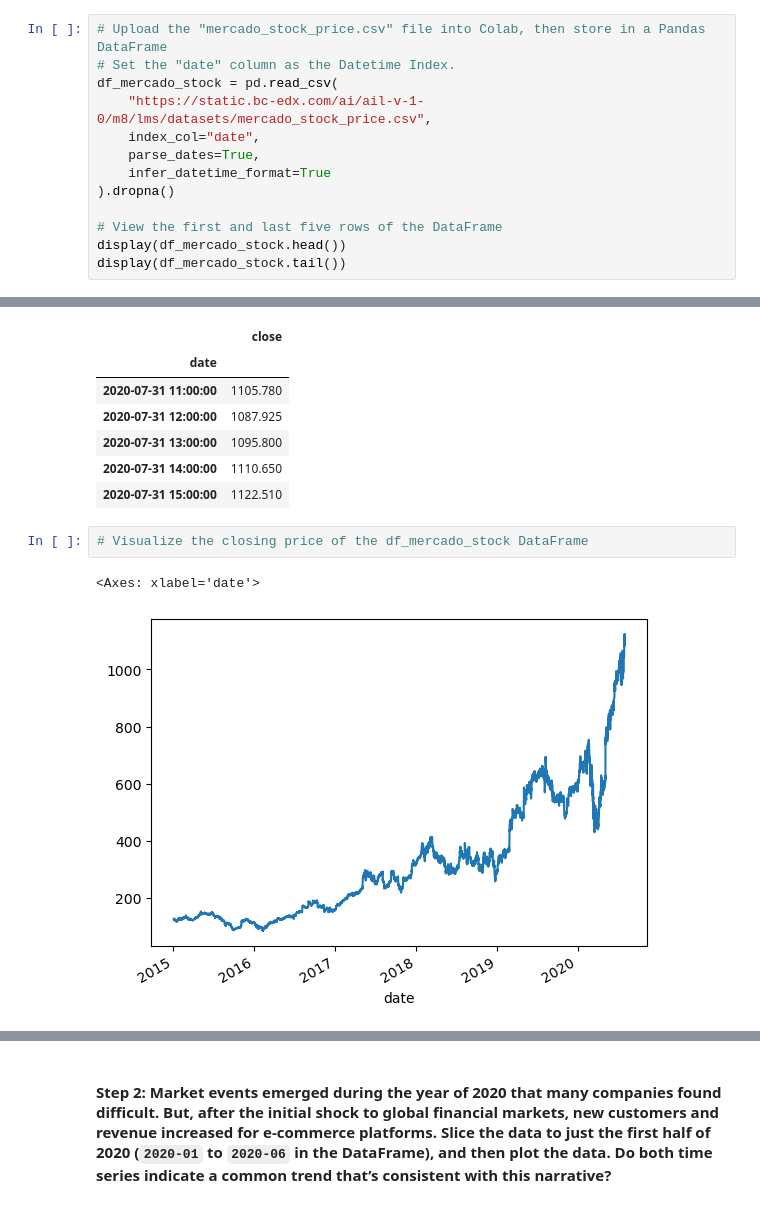
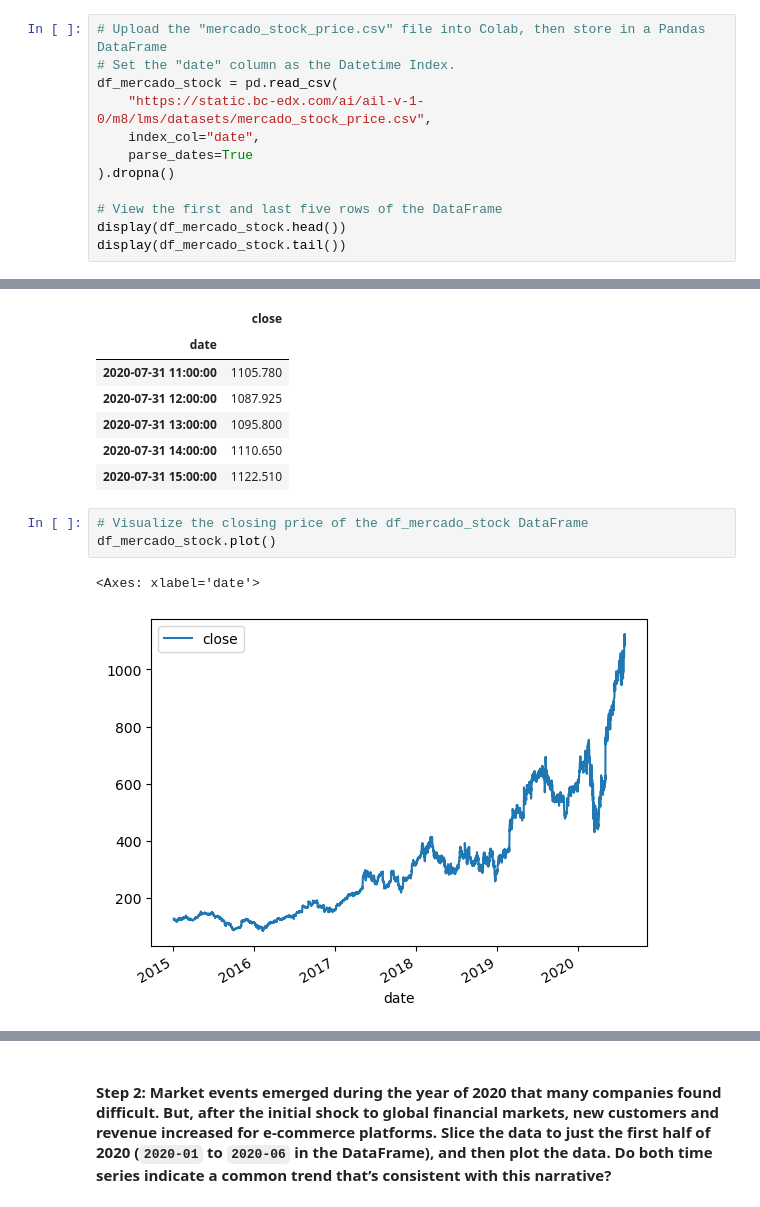
Before and after one commit to Kibble/prophet-challenge, a Jupyter notebook: forecasting_net_prophet.ipynb, the cells around one changed output, grey strips where cells are left out. Drawn from its saved outputs; the diff is of its cells as text.

```diff
--- a/forecasting_net_prophet.ipynb
+++ b/forecasting_net_prophet.ipynb
@@ -231,8 +201,7 @@ To do so, complete the following steps:
 df_mercado_stock = pd.read_csv(
     "https://static.bc-edx.com/ai/ail-v-1-0/m8/lms/datasets/mercado_stock_price.csv",
     index_col="date",
-    parse_dates=True,
-    infer_datetime_format=True
+    parse_dates=True
 ).dropna()
 
 # View the first and last five rows of the DataFrame
@@ -255,6 +224,7 @@ display(df_mercado_stock.tail())
 | 2020-07-31 15:00:00 | 1122.510 |
 # %%
 # Visualize the closing price of the df_mercado_stock DataFrame
+df_mercado_stock.plot()
 # %% [output]
 <Axes: xlabel='date'>
-[figure, old version]
+[figure, new version]
```
Also changed, not shown: parts of 6 cells of this notebook.
